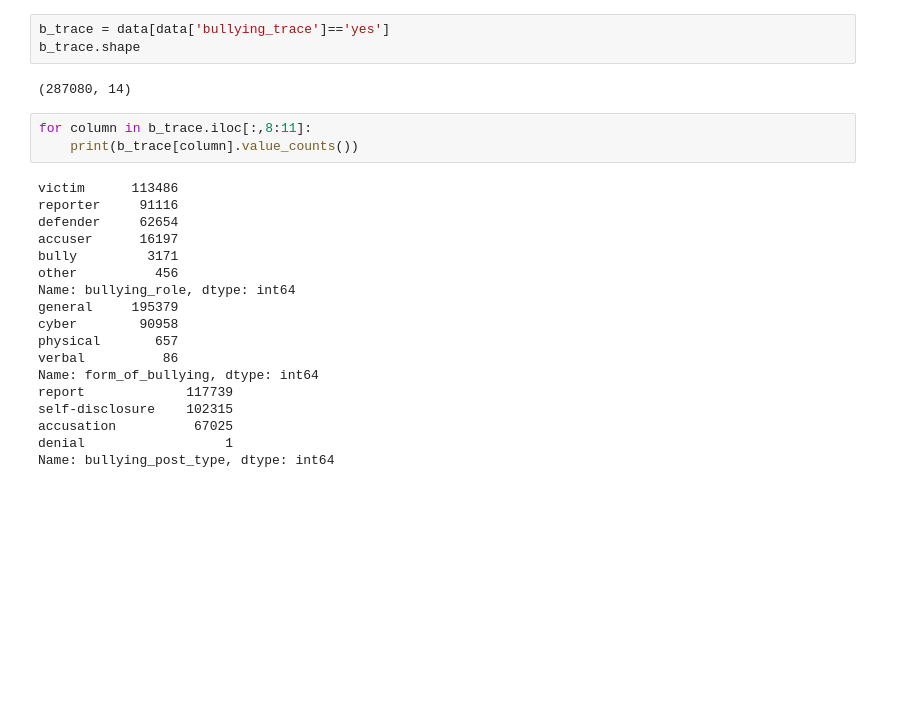
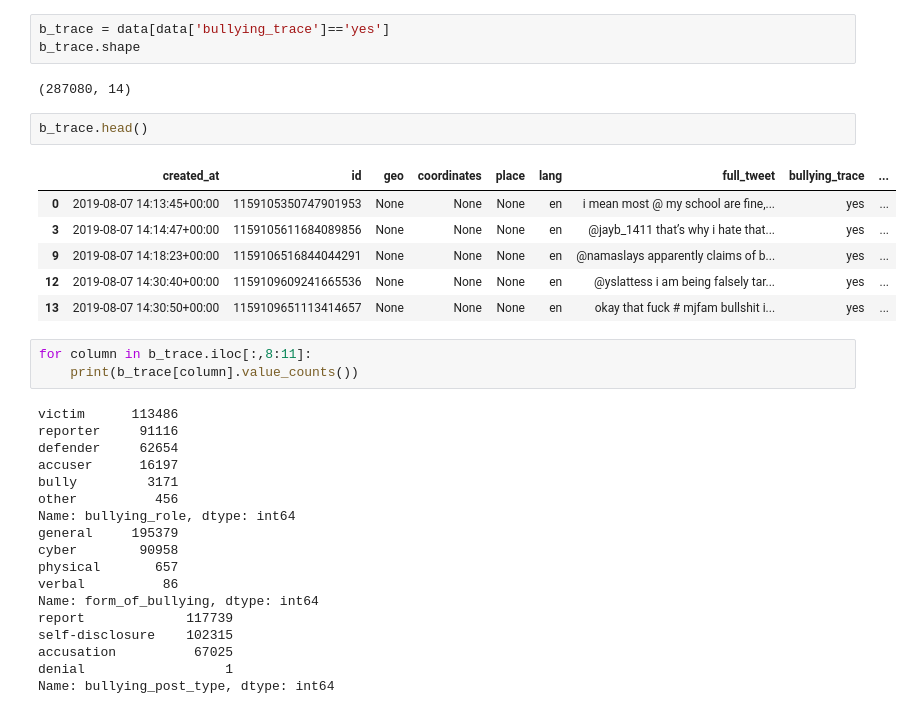
Before and after one commit to nitimkc/cyberbullying, a Jupyter notebook: jupyter/final_data_analysis.ipynb, the cells around one changed output. Cells and saved outputs as stored; diff of their text form; blank space fills up the shorter version.

```diff
--- a/jupyter/final_data_analysis.ipynb
+++ b/jupyter/final_data_analysis.ipynb
@@ -28,6 +342,15 @@ b_trace = data[data['bullying_trace']=='yes']
 b_trace.shape
 # %% [output]
 (287080, 14)
+# %%
+b_trace.head()
+# %% [output]
+|  | created_at | id | geo | coordinates | place | lang | full_tweet | bullying_trace | ... |
+| 0 | 2019-08-07 14:13:45+00:00 | 1159105350747901953 | None | None | None | en | i mean most @ my school are fine,... | yes | ... |
+| 3 | 2019-08-07 14:14:47+00:00 | 1159105611684089856 | None | None | None | en | @jayb_1411 that’s why i hate that... | yes | ... |
+| 9 | 2019-08-07 14:18:23+00:00 | 1159106516844044291 | None | None | None | en | @namaslays apparently claims of b... | yes | ... |
+| 12 | 2019-08-07 14:30:40+00:00 | 1159109609241665536 | None | None | None | en | @yslattess i am being falsely tar... | yes | ... |
+| 13 | 2019-08-07 14:30:50+00:00 | 1159109651113414657 | None | None | None | en | okay that fuck # mjfam bullshit i... | yes | ... |
 # %%
 for column in b_trace.iloc[:,8:11]:
     print(b_trace[column].value_counts())
```
Also changed, not shown: parts of 5 cells of this notebook, 37 other files.
